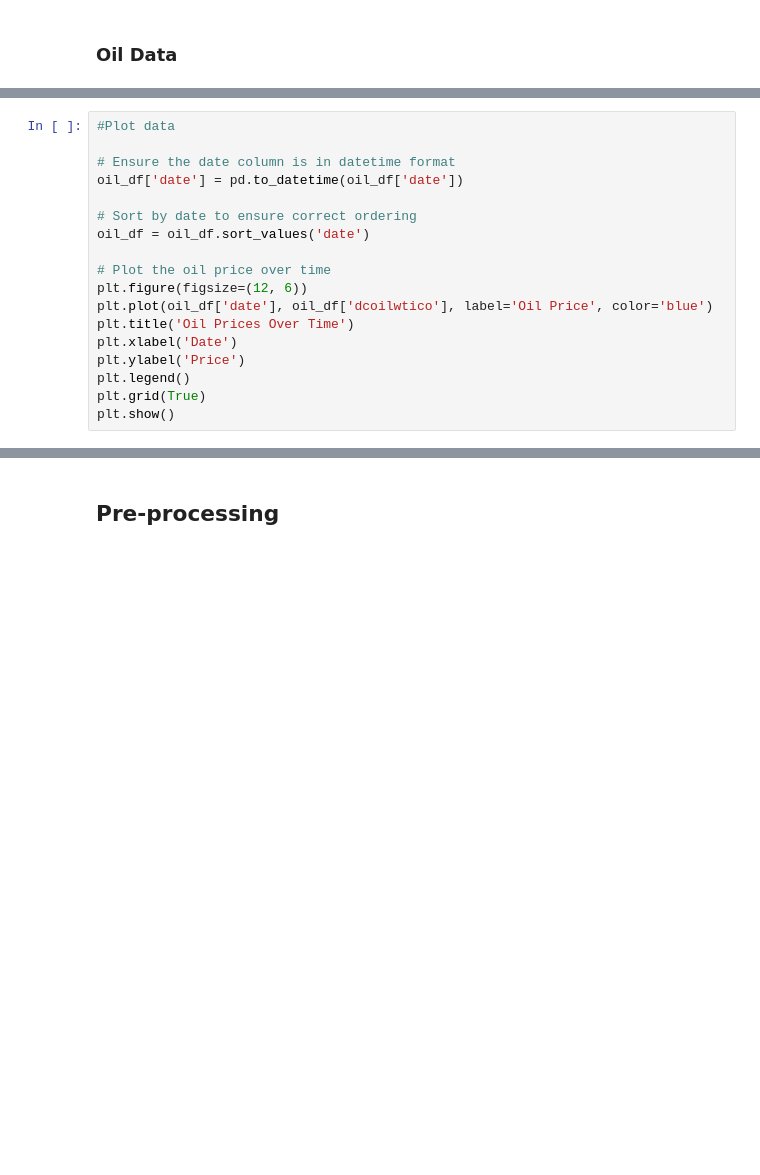
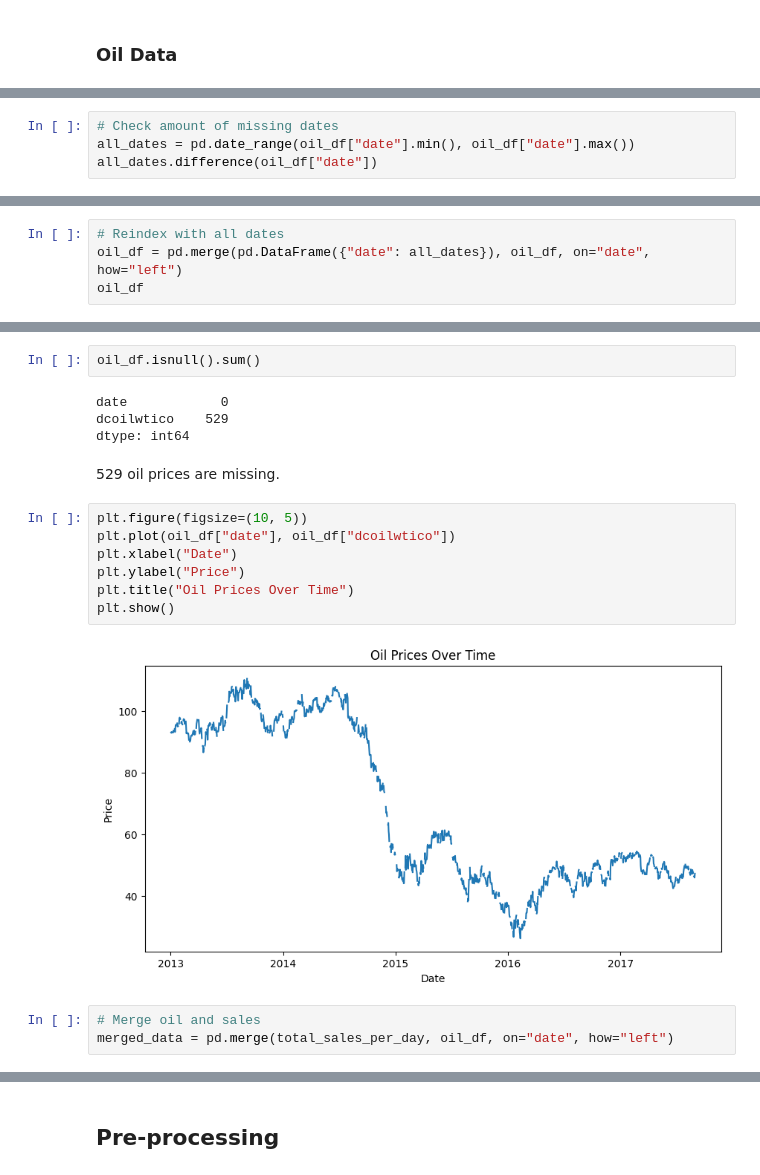
Before and after one commit to Milloz-dev/StoreSales-TimeSeriesForecasting, a Jupyter notebook: main.ipynb, the cells around one changed output, grey strips where cells are left out. Cells and saved outputs as stored; diff of their text form; blank space fills up the shorter version.

Commit message:
Oil data and hyperparameter tuning done

```diff
--- a/main.ipynb
+++ b/main.ipynb
@@ -217,18 +186,0 @@ max     110.620000
-# %%
-#Plot data
-
-# Ensure the date column is in datetime format
-oil_df['date'] = pd.to_datetime(oil_df['date'])
-
-# Sort by date to ensure correct ordering
-oil_df = oil_df.sort_values('date')
-
-# Plot the oil price over time
-plt.figure(figsize=(12, 6))
-plt.plot(oil_df['date'], oil_df['dcoilwtico'], label='Oil Price', color='blue')
-plt.title('Oil Prices Over Time')
-plt.xlabel('Date')
-plt.ylabel('Price')
-plt.legend()
-plt.grid(True)
-plt.show()
@@ -495,0 +201,4 @@ rolling doesn't seem to work well but Lag seems to be indicating price changes w
+# %%
+# Check amount of missing dates
+all_dates = pd.date_range(oil_df["date"].min(), oil_df["date"].max())
+all_dates.difference(oil_df["date"])
@@ -495,0 +216,4 @@ rolling doesn't seem to work well but Lag seems to be indicating price changes w
+# %%
+# Reindex with all dates
+oil_df = pd.merge(pd.DataFrame({"date": all_dates}), oil_df, on="date", how="left")
+oil_df
@@ -495,0 +234,20 @@ rolling doesn't seem to work well but Lag seems to be indicating price changes w
+# %%
+oil_df.isnull().sum()
+# %% [output]
+date            0
+dcoilwtico    529
+dtype: int64
+# %% [markdown]
+529 oil prices are missing.
+# %%
+plt.figure(figsize=(10, 5))
+plt.plot(oil_df["date"], oil_df["dcoilwtico"])
+plt.xlabel("Date")
+plt.ylabel("Price")
+plt.title("Oil Prices Over Time")
+plt.show()
+# %% [output]
+[figure, added]
+# %%
+# Merge oil and sales
+merged_data = pd.merge(total_sales_per_day, oil_df, on="date", how="left")
```
Also changed, not shown: parts of 43 cells of this notebook.
